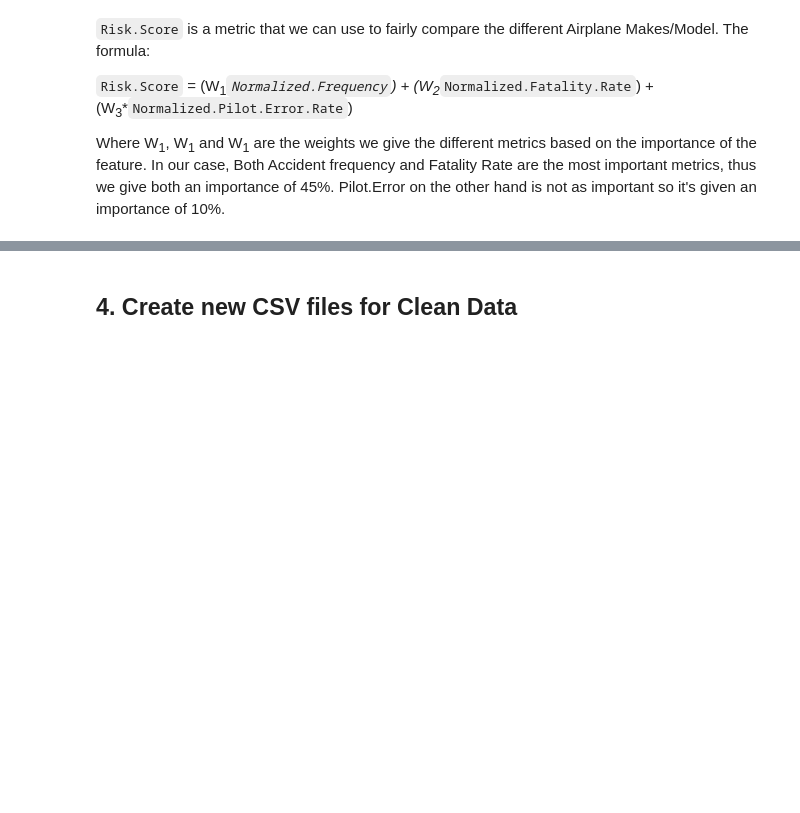
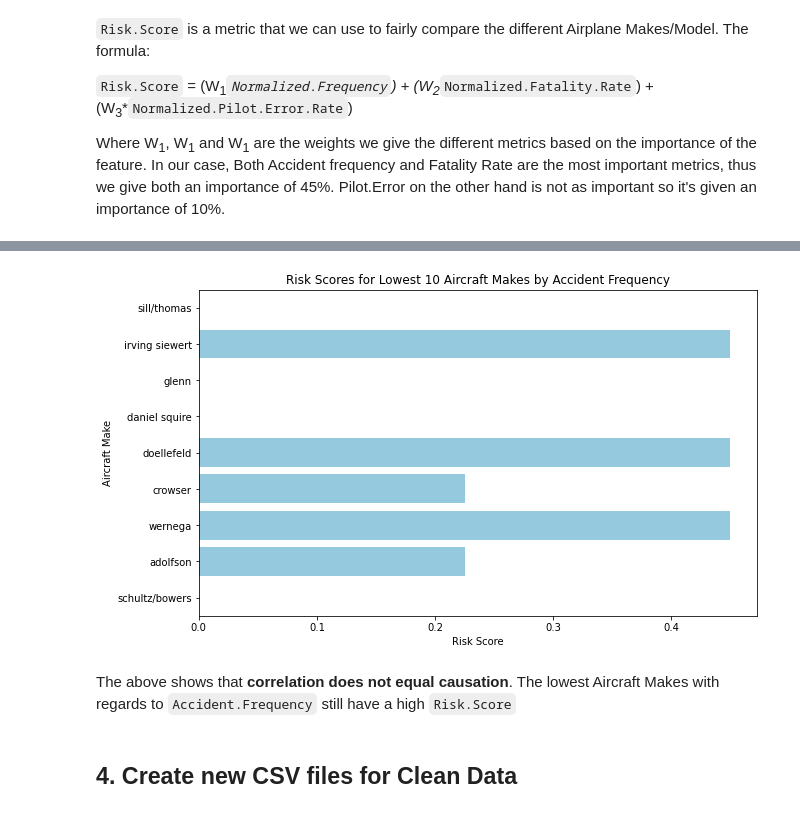
Before and after one commit to vkigen/dsc-phase-1-project-v3, a Jupyter notebook: student.ipynb, the cells around one changed output, grey strips where cells are left out. Drawn from its saved outputs; the diff is of its cells as text; code cells hidden in the pictures; blank space fills up the shorter version.

```diff
--- a/student.ipynb
+++ b/student.ipynb
@@ -991,3 +1003,20 @@ airplane_make_df.head(20)
+# %%
+lowest_10_accident_models = airplane_make_df.sort_values(by='Accident.Frequency', ascending=True).head(10)
+
+# Plot a bar chart for Risk Scores of the lowest 10 models by accident frequency
+plt.figure(figsize=(10, 6))
+sns.barplot(x='Risk.Score', y='Make', data=lowest_10_accident_models, color='skyblue')
+
+# Labeling the axes and the chart
+plt.xlabel('Risk Score')
+plt.ylabel('Aircraft Make')
+plt.title('Risk Scores for Lowest 10 Aircraft Makes by Accident Frequency')
+
+plt.show()
+# %% [output]
+[figure, added]
+# %% [markdown]
+The above shows that <b>correlation does not equal causation</b>. The lowest Aircraft Makes with regards to `Accident.Frequency` still have a high `Risk.Score`
 # %% [markdown]
 ## 4. Create new CSV files for Clean Data
 # %% [markdown]
```
Also changed, not shown: parts of 12 cells of this notebook, 3 other files.
